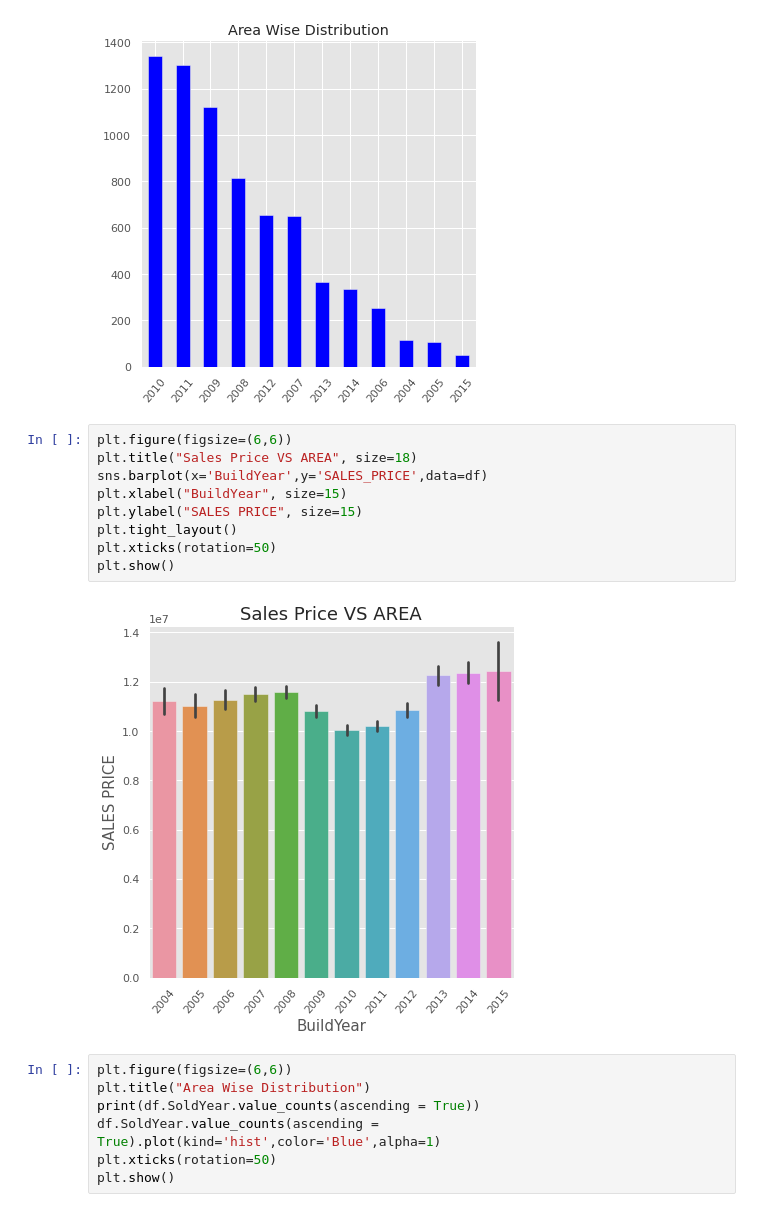
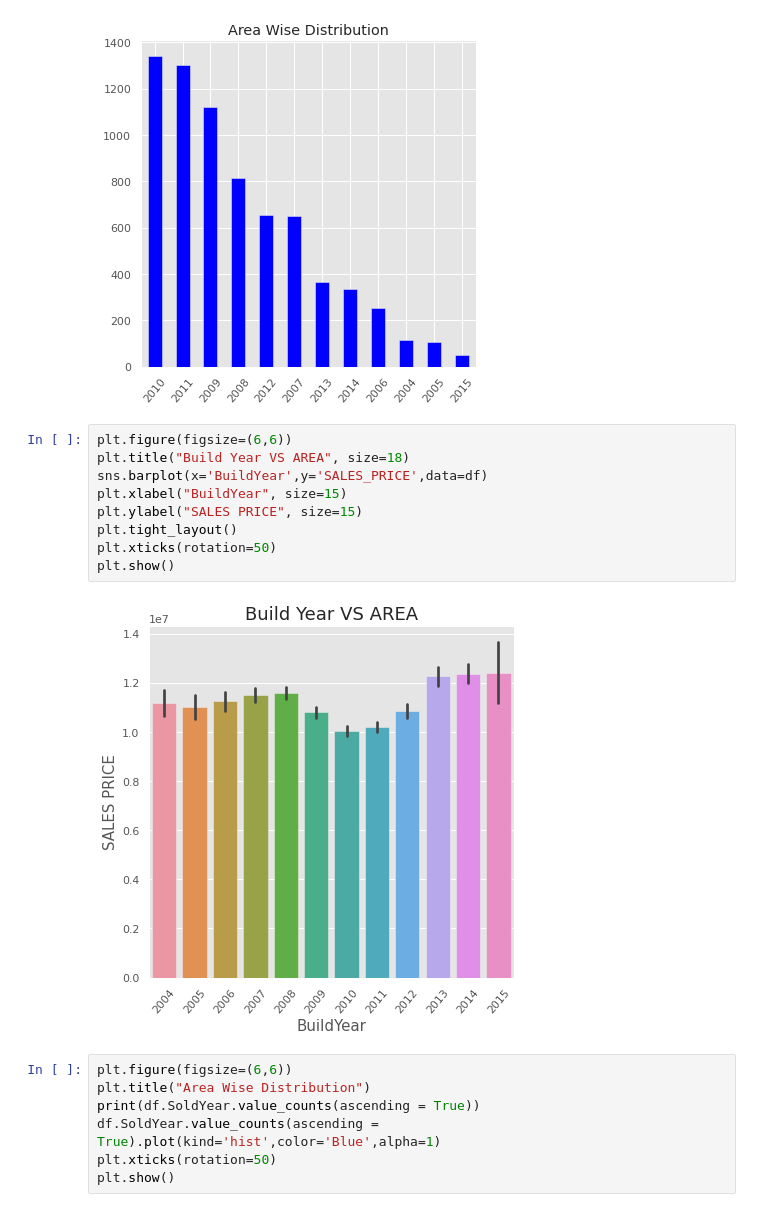
Before and after one commit to VARADHASARASVATHI/GuviProject, a Jupyter notebook: HousePricingPrediction_Varadharajan.ipynb, the cells around one changed output. Drawn from its saved outputs; the diff is of its cells as text.

```diff
--- a/HousePricingPrediction_Varadharajan.ipynb
+++ b/HousePricingPrediction_Varadharajan.ipynb
@@ -362,15 +360,15 @@ Name: BuildYear, dtype: int64
 [figure]
 # %%
 plt.figure(figsize=(6,6))
-plt.title("Sales Price VS AREA", size=18)
+plt.title("Build Year VS AREA", size=18)
 sns.barplot(x='BuildYear',y='SALES_PRICE',data=df)
 plt.xlabel("BuildYear", size=15)
 plt.ylabel("SALES PRICE", size=15)
 plt.tight_layout()
 plt.xticks(rotation=50)
 plt.show()
 # %% [output]
-[figure, old version]
+[figure, new version]
 # %%
 plt.figure(figsize=(6,6))
 plt.title("Area Wise Distribution")
```
Also changed, not shown: parts of 33 cells of this notebook.
